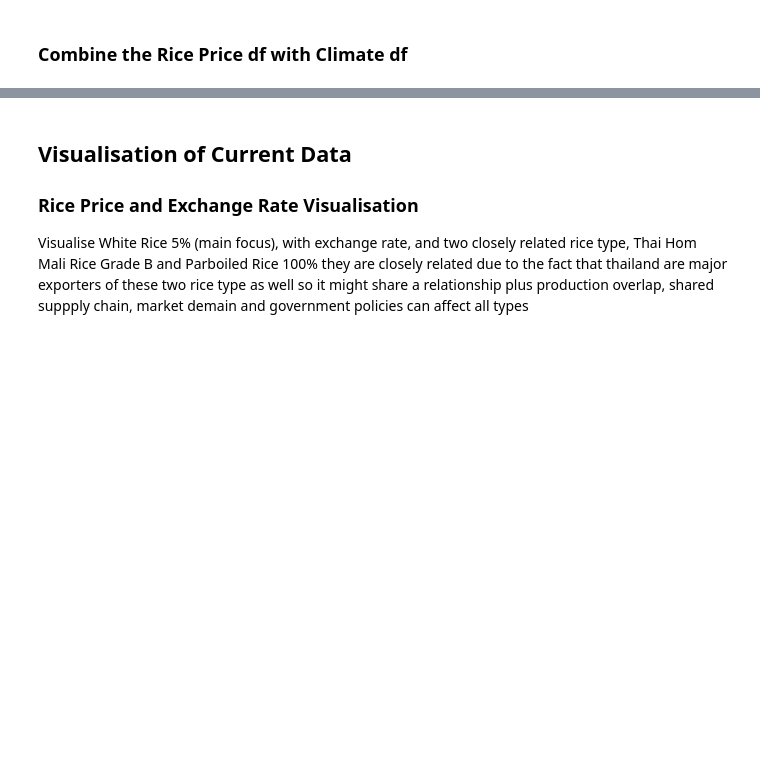
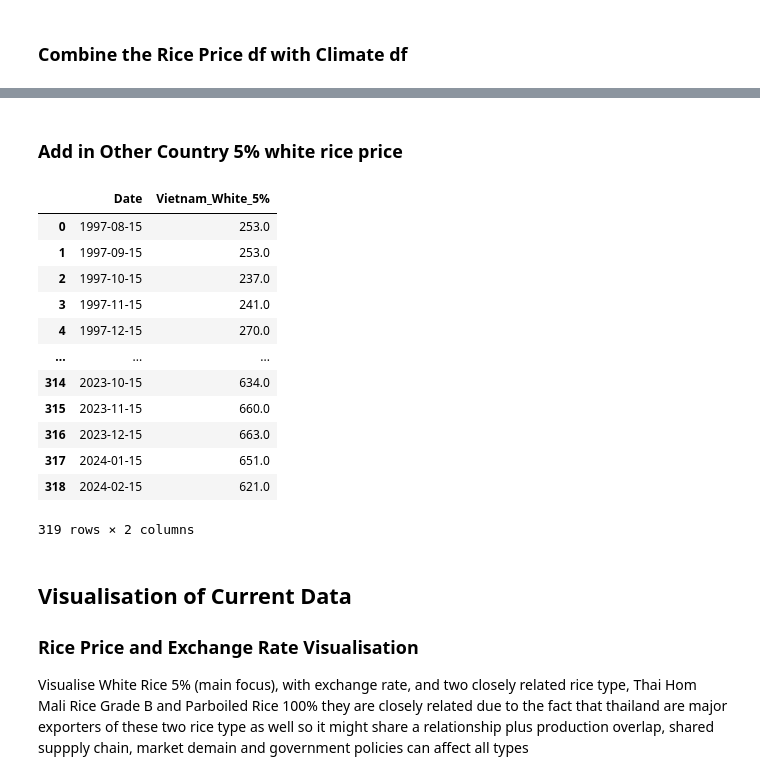
Before and after one commit to chanopsethiwan/RicePricePrediction, a Jupyter notebook: src/ChanopSethiwanA0296969WAssignment2.ipynb, the cells around one changed output, grey strips where cells are left out. Cells and saved outputs as stored; diff of their text form; code cells hidden in the pictures; blank space fills up the shorter version.

Commit message:
add other countries price

```diff
--- a/src/ChanopSethiwanA0296969WAssignment2.ipynb
+++ b/src/ChanopSethiwanA0296969WAssignment2.ipynb
@@ -376,6 +377,25 @@ merged_df.tail(10)
 | 723 | 2022-12-21 | 34.54 | 840.0 | 477.0 | 424.0 | ... |
 # %%
 merged_df.to_csv('../data/combined_price_climate.csv', index = False)
+# %% [markdown]
+### Add in Other Country 5% white rice price
+# %%
+df_vietnam = pd.read_csv('../data/tidyVietnamPrice.csv')
+df_india = pd.read_csv('../data/tidyIndiaPrice.csv')
+# %% [output]
+|  | Date | Vietnam_White_5% |
+| 0 | 1997-08-15 | 253.0 |
+| 1 | 1997-09-15 | 253.0 |
+| 2 | 1997-10-15 | 237.0 |
+| 3 | 1997-11-15 | 241.0 |
+| 4 | 1997-12-15 | 270.0 |
+| ... | ... | ... |
+| 314 | 2023-10-15 | 634.0 |
+| 315 | 2023-11-15 | 660.0 |
+| 316 | 2023-12-15 | 663.0 |
+| 317 | 2024-01-15 | 651.0 |
+| 318 | 2024-02-15 | 621.0 |
+319 rows × 2 columns
 # %% [markdown]
 ## Visualisation of Current Data
 ### Rice Price and Exchange Rate Visualisation
```
Also changed, not shown: parts of 1 cell of this notebook.
